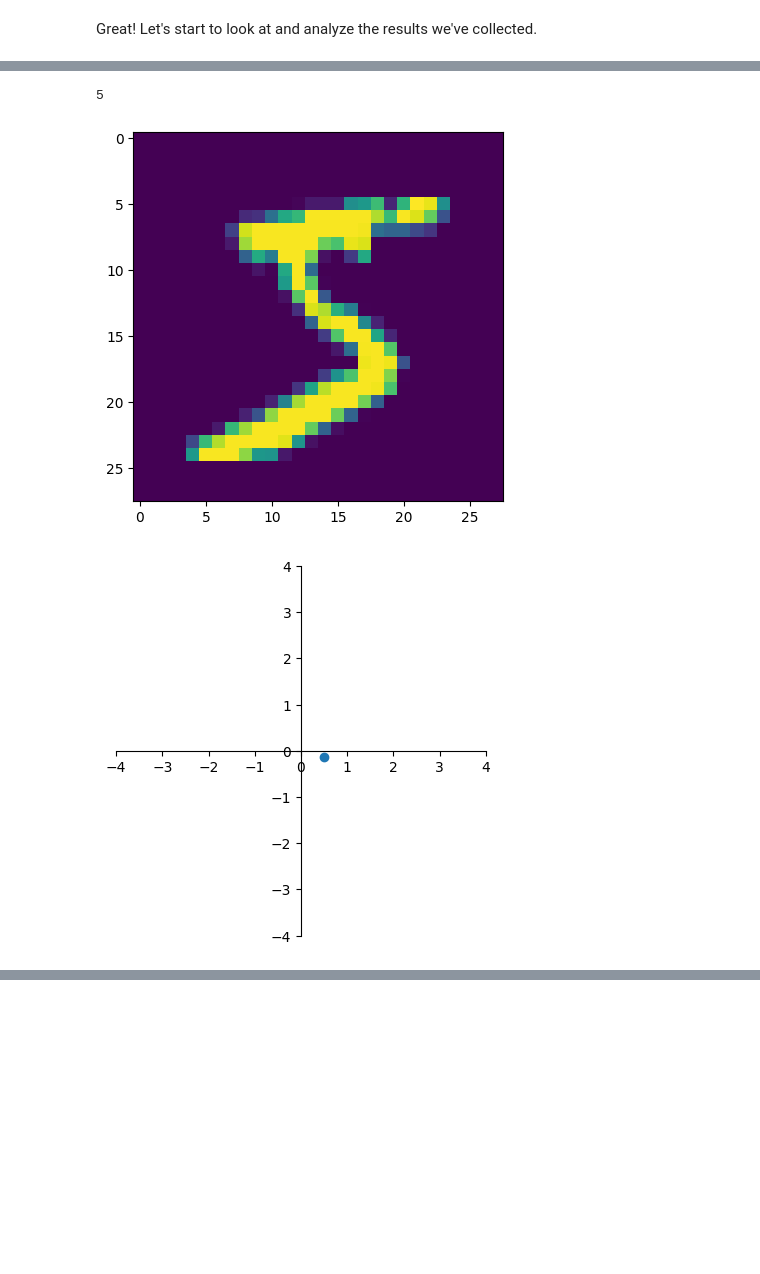
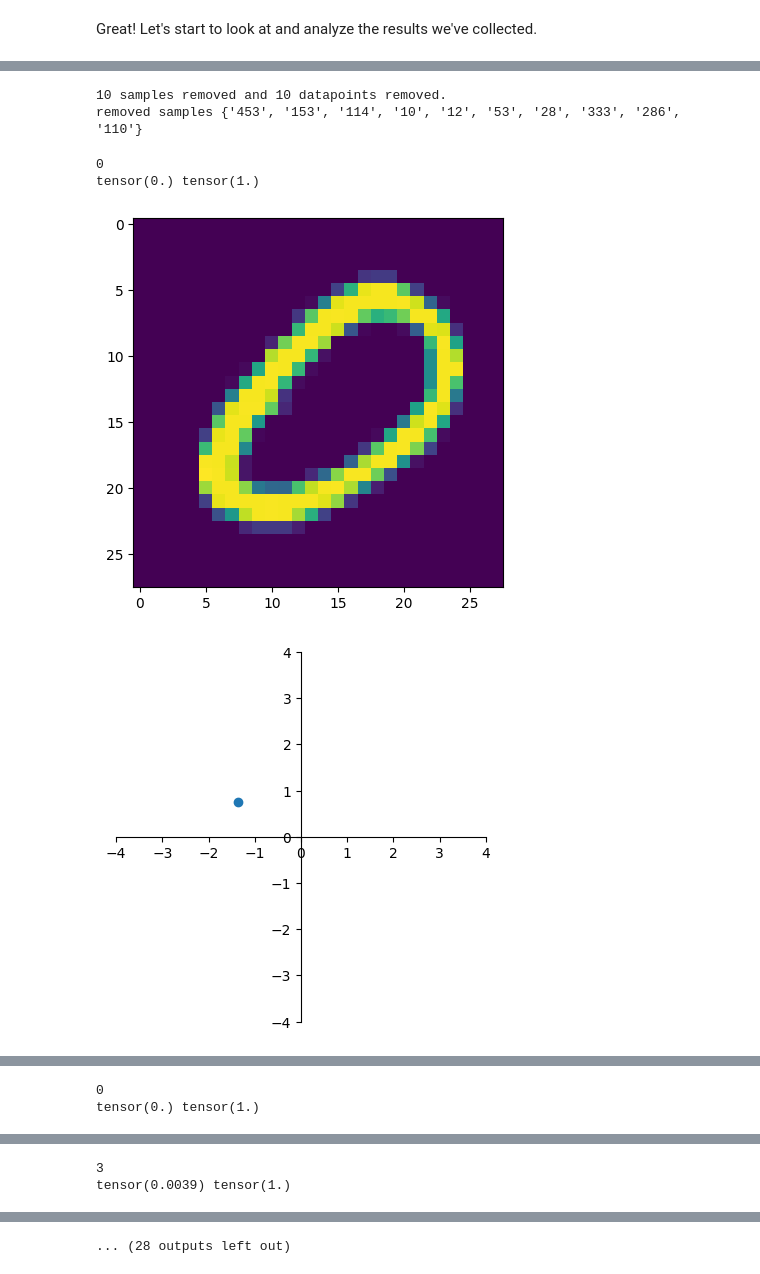
Before and after one commit to Genentech/data-detective, a Jupyter notebook: Tutorial.ipynb, the cells around one changed output, grey strips where cells are left out. Saved outputs shown, nothing was run; the diff lists cells and outputs as text; code cells hidden in the pictures; blank space fills up the shorter version.

```diff
--- a/Tutorial.ipynb
+++ b/Tutorial.ipynb
@@ -257,6 +247,18 @@ total_rankings
+# %%
+action = RemoveTopKAnomalousSamplesAction()
+new_data_object = action.get_new_data_object(
+    data_object,
+    rankings,
+    "round_robin_agg_rank"
+)
+# %% [output]
+10 samples removed and 10 datapoints removed.
+removed samples {'453', '153', '114', '10', '12', '53', '28', '333', '286', '110'}
 # %%
-dataset.show_datapoint(0)
+for val in {'453', '153', '28', '333', '10', '286', '81', '53', '114', '12'}:
+    dataset.show_datapoint(int(val))
 # %% [output]
-5
+0
+tensor(0.) tensor(1.)
-[figure, old version]
+[figure, new version]
-[figure, old version]
+[figure, new version]
@@ -263,0 +266,2 @@ dataset.show_datapoint(0)
+0
+tensor(0.) tensor(1.)
@@ -263,0 +271,2 @@ dataset.show_datapoint(0)
+3
+tensor(0.0039) tensor(1.)
@@ -263,0 +276 @@ dataset.show_datapoint(0)
+... (28 outputs left out)
```
Also changed, not shown: parts of 13 cells of this notebook, 5 other files.
